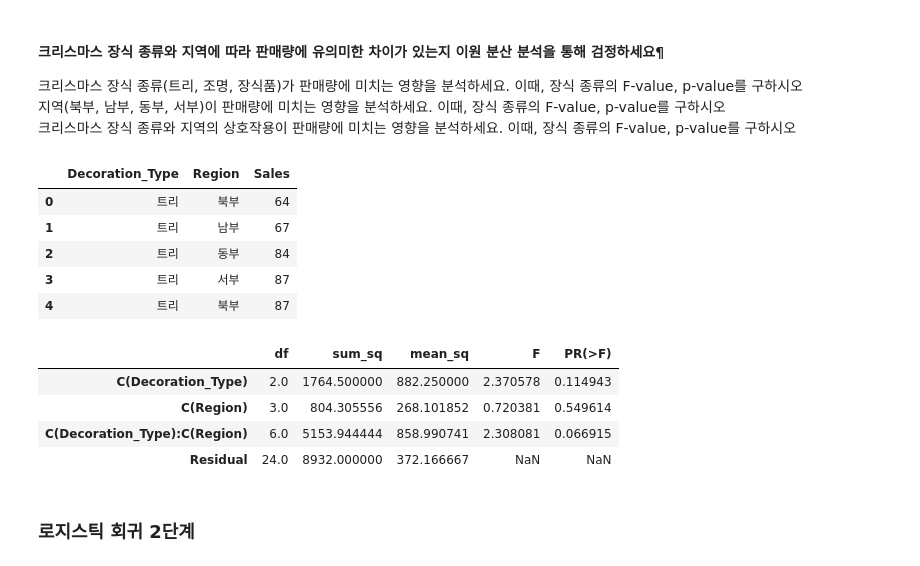
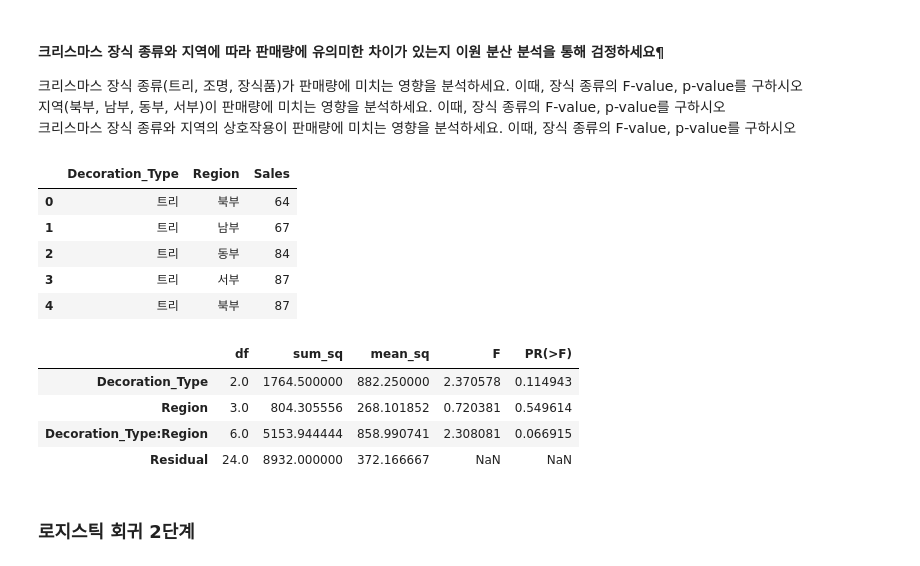
Before and after one commit to cms6090/Big-Data-Analysis, a Jupyter notebook: 3유형/캐글.ipynb, the cells around one changed output. Saved outputs shown, nothing was run; the diff lists cells and outputs as text; code cells hidden in the pictures.

```diff
--- a/3유형/캐글.ipynb
+++ b/3유형/캐글.ipynb
@@ -492,19 +444,9 @@ print("구간 추정 : ", CI)
 크리스마스 장식 종류와 지역의 상호작용이 판매량에 미치는 영향을 분석하세요. 이때, 장식 종류의 F-value, p-value를 구하시오
 # %%
 import pandas as pd
-import statsmodels.api as sm
-from statsmodels.formula.api import ols
 df = pd.read_csv("../data/christmas_decoration_sales.csv")
-display(df.head())
 
-# 이원 분산 분석
-model = ols('Sales ~ C(Decoration_Type) * C(Region)', data = df).fit()
-sm.stats.anova_lm(model)
-
-# F-value, P-value
-# 1. 2.370578, 0.114943
-# 2. 0.720381, 0.549614
-# 3. 2.308081, 0.066915
+df.head()
 # %% [output]
 |  | Decoration_Type | Region | Sales |
 | 0 | 트리 | 북부 | 64 |
@@ -512,11 +454,24 @@ sm.stats.anova_lm(model)
 | 2 | 트리 | 동부 | 84 |
 | 3 | 트리 | 서부 | 87 |
 | 4 | 트리 | 북부 | 87 |
-|  | df | sum_sq | mean_sq | F | PR(>F) |
-| C(Decoration_Type) | 2.0 | 1764.500000 | 882.250000 | 2.370578 | 0.114943 |
-| C(Region) | 3.0 | 804.305556 | 268.101852 | 0.720381 | 0.549614 |
-| C(Decoration_Type):C(Region) | 6.0 | 5153.944444 | 858.990741 | 2.308081 | 0.066915 |
-| Residual | 24.0 | 8932.000000 | 372.166667 | NaN | NaN |
+# %%
+# 이원 분산 분석
+import statsmodels.formula.api as smf
+import statsmodels.api as sm
+
+model = smf.ols("Sales ~ Decoration_Type * Region", data = df).fit()
+sm.stats.anova_lm(model)
+
+# F-value, P-value
+# 1. 2.370578, 0.114943
+# 2. 0.720381, 0.549614
+# 3. 2.308081, 0.066915
+# %% [output]
+|  | df | sum_sq | mean_sq | F | PR(>F) |
+| Decoration_Type | 2.0 | 1764.500000 | 882.250000 | 2.370578 | 0.114943 |
+| Region | 3.0 | 804.305556 | 268.101852 | 0.720381 | 0.549614 |
+| Decoration_Type:Region | 6.0 | 5153.944444 | 858.990741 | 2.308081 | 0.066915 |
+| Residual | 24.0 | 8932.000000 | 372.166667 | NaN | NaN |
 # %% [markdown]
 ### 로지스틱 회귀 2단계
 # %% [markdown]
```
Also changed, not shown: parts of 46 cells of this notebook, 3 other files.
